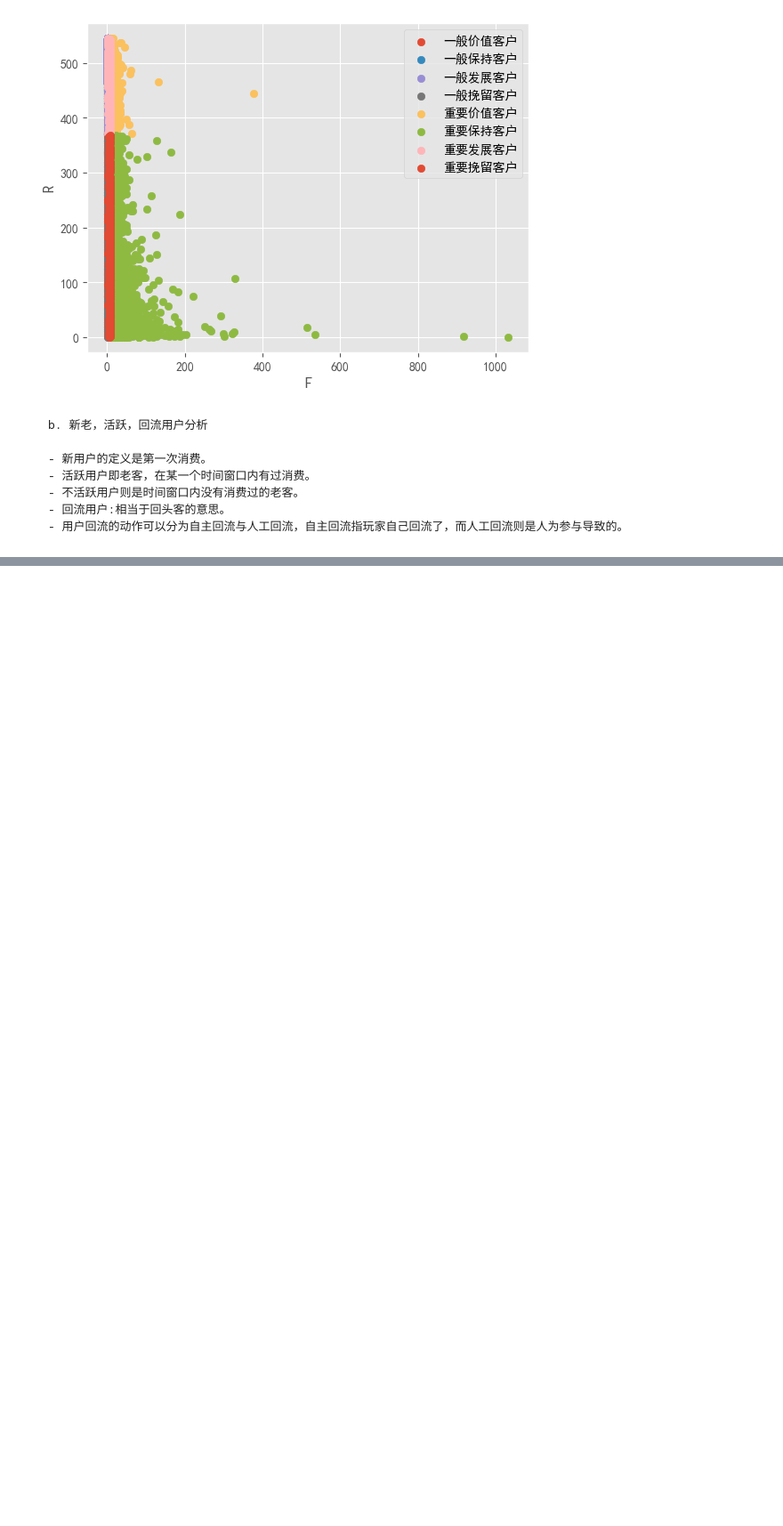
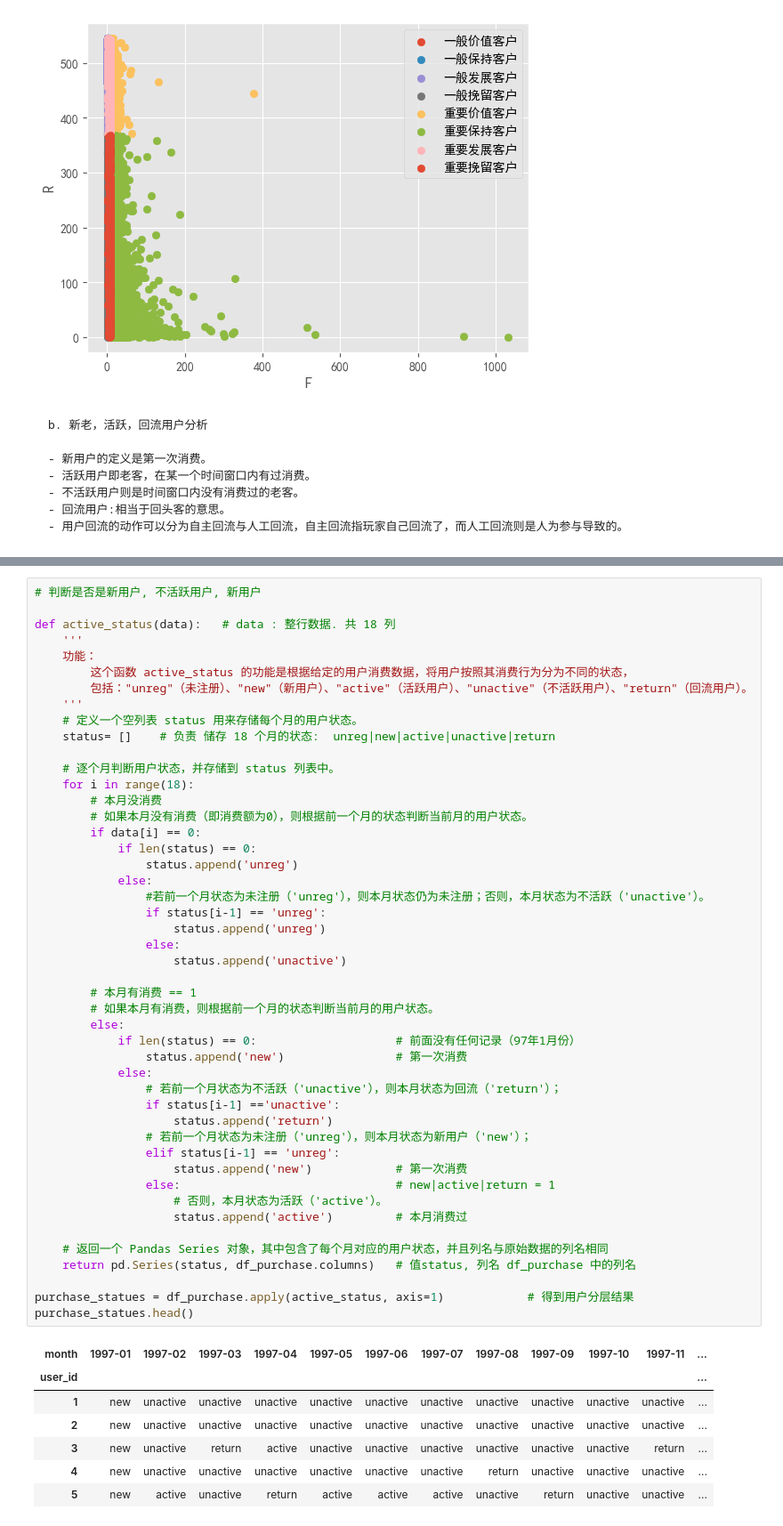
Before and after one commit to Fade-Smile/Basic-of-Data-Analyst, a Jupyter notebook: Project/3. User consumption behavior data analysis.ipynb, the cells around one changed output, grey strips where cells are left out. Shown at 89% size. Saved outputs shown, nothing was run; the diff lists cells and outputs as text; blank space fills up the shorter version.

```diff
--- a/Project/3. User consumption behavior data analysis.ipynb
+++ b/Project/3. User consumption behavior data analysis.ipynb
@@ -373,0 +408,55 @@ Text(0, 0.5, 'R')
+# %%
+# 判断是否是新用户, 不活跃用户, 新用户
+
+def active_status(data):   # data : 整行数据. 共 18 列
+    '''
+    功能：
+        这个函数 active_status 的功能是根据给定的用户消费数据，将用户按照其消费行为分为不同的状态，
+        包括："unreg"（未注册）、"new"（新用户）、"active"（活跃用户）、"unactive"（不活跃用户）、"return"（回流用户）。
+    '''
+    # 定义一个空列表 status 用来存储每个月的用户状态。
+    status= []    # 负责 储存 18 个月的状态:  unreg|new|active|unactive|return
+
+    # 逐个月判断用户状态，并存储到 status 列表中。
+    for i in range(18):
+        # 本月没消费
+        # 如果本月没有消费（即消费额为0），则根据前一个月的状态判断当前月的用户状态。
+        if data[i] == 0:
+            if len(status) == 0:
+                status.append('unreg')
+            else:
+                #若前一个月状态为未注册（'unreg'），则本月状态仍为未注册；否则，本月状态为不活跃（'unactive'）。
+                if status[i-1] == 'unreg':
+                    status.append('unreg')
+                else:
+                    status.append('unactive')
+
+        # 本月有消费 == 1
+        # 如果本月有消费，则根据前一个月的状态判断当前月的用户状态。
+        else:
+            if len(status) == 0:                    # 前面没有任何记录（97年1月份）
+                status.append('new')                # 第一次消费
+            else:
+                # 若前一个月状态为不活跃（'unactive'），则本月状态为回流（'return'）；
+                if status[i-1] =='unactive':
+                    status.append('return')
+                # 若前一个月状态为未注册（'unreg'），则本月状态为新用户（'new'）；
+                elif status[i-1] == 'unreg':
+                    status.append('new')            # 第一次消费
+                else:                               # new|active|return = 1
+                    # 否则，本月状态为活跃（'active'）。
+                    status.append('active')         # 本月消费过
+
+    # 返回一个 Pandas Series 对象，其中包含了每个月对应的用户状态，并且列名与原始数据的列名相同
+    return pd.Series(status, df_purchase.columns)   # 值status, 列名 df_purchase 中的列名
+
+purchase_statues = df_purchase.apply(active_status, axis=1)            # 得到用户分层结果
+purchase_statues.head()
+# %% [output]
+| month | 1997-01 | 1997-02 | 1997-03 | 1997-04 | 1997-05 | 1997-06 | 1997-07 | 1997-08 | 1997-09 | 1997-10 | 1997-11 | ... |
+| user_id |  |  |  |  |  |  |  |  |  |  |  | ... |
+| 1 | new | unactive | unactive | unactive | unactive | unactive | unactive | unactive | unactive | unactive | unactive | ... |
+| 2 | new | unactive | unactive | unactive | unactive | unactive | unactive | unactive | unactive | unactive | unactive | ... |
+| 3 | new | unactive | return | active | unactive | unactive | unactive | unactive | unactive | unactive | return | ... |
+| 4 | new | unactive | unactive | unactive | unactive | unactive | unactive | return | unactive | unactive | unactive | ... |
+| 5 | new | active | unactive | return | active | active | active | unactive | return | unactive | unactive | ... |
```
Also changed, not shown: parts of 5 cells of this notebook.
